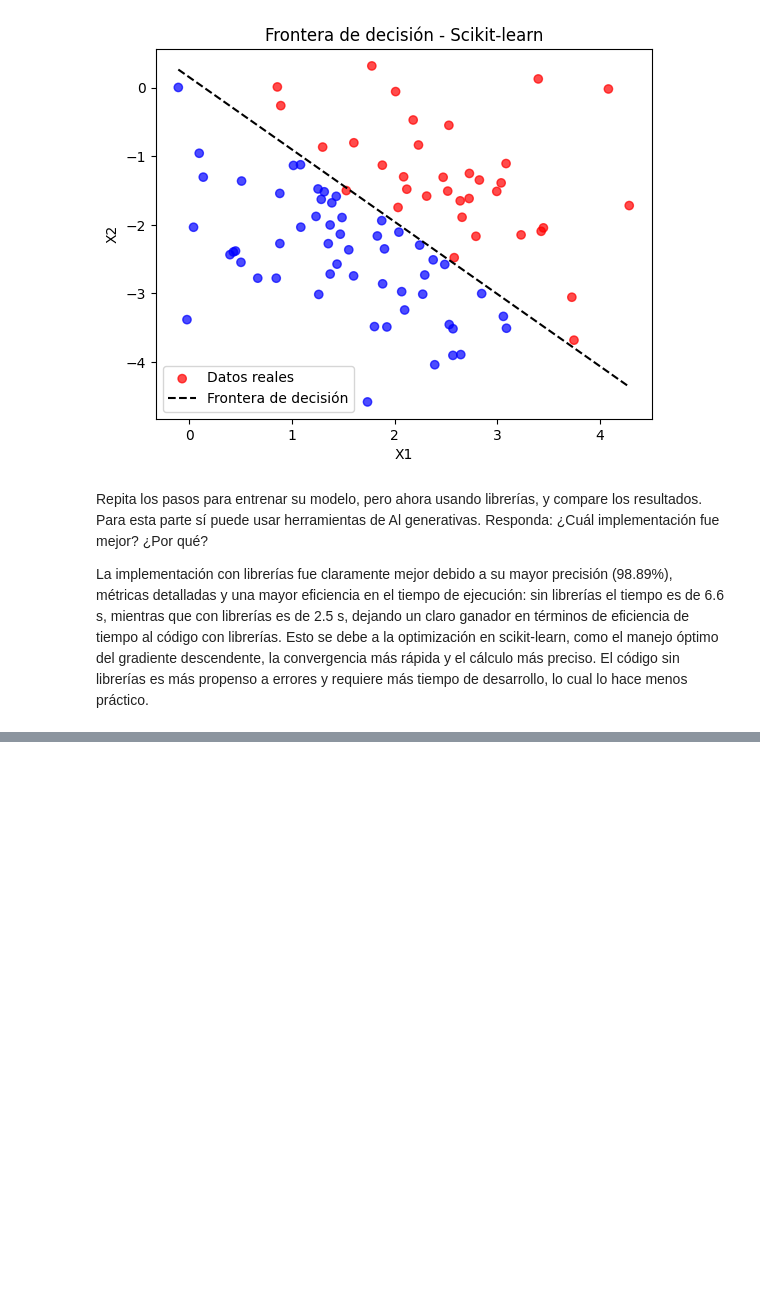
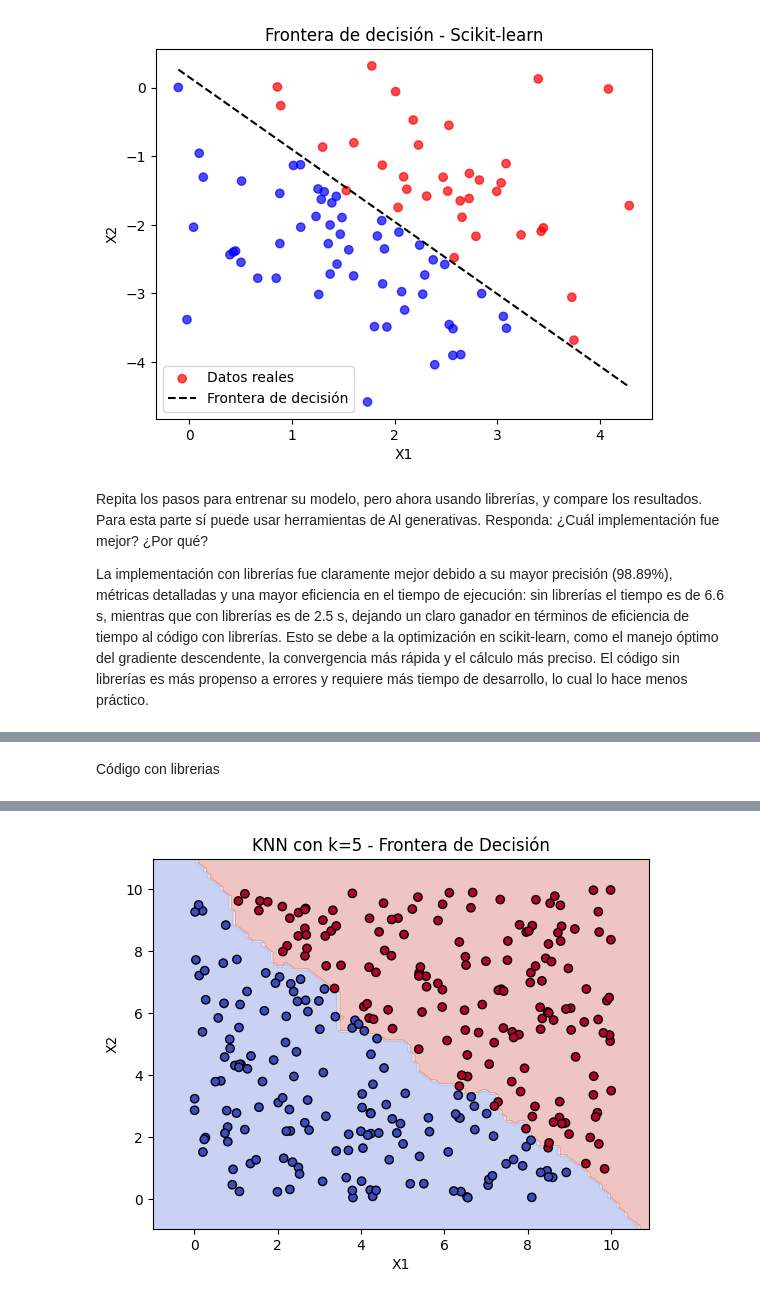
Before and after one commit to JPS4321/Lab1_IA, a Jupyter notebook: Laboratorio 1.ipynb, the cells around one changed output, grey strips where cells are left out. Cells and saved outputs as stored; diff of their text form; code cells hidden in the pictures; blank space fills up the shorter version.

```diff
--- a/Laboratorio 1.ipynb
+++ b/Laboratorio 1.ipynb
@@ -374,0 +496,78 @@ La implementación con librerías fue claramente mejor debido a su mayor precisi
+# %% [markdown]
+ Código con librerias
+# %%
+# Importar las librerías necesarias
+from sklearn.model_selection import train_test_split
+from sklearn.neighbors import KNeighborsClassifier
+from sklearn.metrics import accuracy_score, classification_report, confusion_matrix
+import matplotlib.pyplot as plt
+import numpy as np
+import random
+
+# Generar datos sintéticos
+print("------------Código con librerias------------")
+random.seed(42)
+np.random.seed(42)
+
+# Crear datos simples
+X = []
+y = []
+
+for _ in range(300):
+    x1 = random.uniform(0, 10)
+    x2 = random.uniform(0, 10)
+    label = 1 if x1 + x2 > 10 else 0  # Clasificación simple
+    X.append([x1, x2])
+    y.append(label)
+
+X = np.array(X)
+y = np.array(y)
+
+# Dividir los datos en conjuntos de entrenamiento y prueba (70%-30%)
+X_train, X_test, y_train, y_test = train_test_split(X, y, test_size=0.3, random_state=42)
+
+# Crear el modelo KNN
+k = 5  # Valor de k
+knn_model = KNeighborsClassifier(n_neighbors=k)
+
+# Entrenar el modelo
+knn_model.fit(X_train, y_train)
+
+# Realizar predicciones
+y_pred = knn_model.predict(X_test)
+
+# Evaluar el modelo
+accuracy = accuracy_score(y_test, y_pred)
+print(f"Precisión del modelo KNN (con librerías): {accuracy:.4f}")
+
+# Mostrar métricas de desempeño
+print("\nReporte de clasificación:")
+print(classification_report(y_test, y_pred))
+
+print("\nMatriz de confusión:")
+print(confusion_matrix(y_test, y_pred))
+
+# Visualizar la frontera de decisión
+def plot_decision_boundary(X, y, model, k):
+    """Grafica los datos y la frontera de decisión para KNN."""
+    # Crear un grid de valores para graficar
+    x_min, x_max = X[:, 0].min() - 1, X[:, 0].max() + 1
+    y_min, y_max = X[:, 1].min() - 1, X[:, 1].max() + 1
+    xx, yy = np.meshgrid(np.arange(x_min, x_max, 0.1),
+                         np.arange(y_min, y_max, 0.1))
+
+    # Predecir en cada punto del grid
+    Z = model.predict(np.c_[xx.ravel(), yy.ravel()])
+    Z = Z.reshape(xx.shape)
+
+    # Graficar la frontera de decisión
+    plt.contourf(xx, yy, Z, alpha=0.3, cmap='coolwarm')
+    plt.scatter(X[:, 0], X[:, 1], c=y, cmap='coolwarm', edgecolor='k')
+    plt.title(f"KNN con k={k} - Frontera de Decisión")
+    plt.xlabel("X1")
+    plt.ylabel("X2")
+    plt.show()
+
+# Llamar a la función de visualización
+plot_decision_boundary(X, y, knn_model, k)
+# %% [output]
@@ -374,0 +591 @@ La implementación con librerías fue claramente mejor debido a su mayor precisi
+[figure, added]
```
Also changed, not shown: parts of 5 cells of this notebook.
